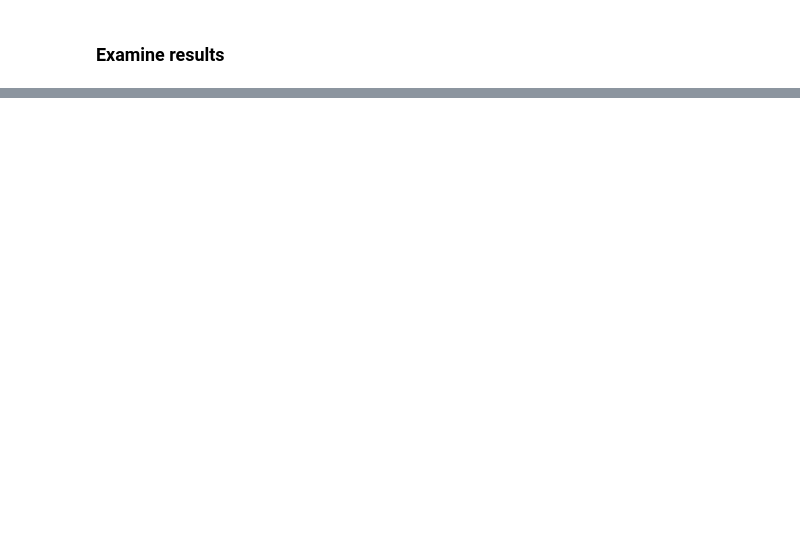
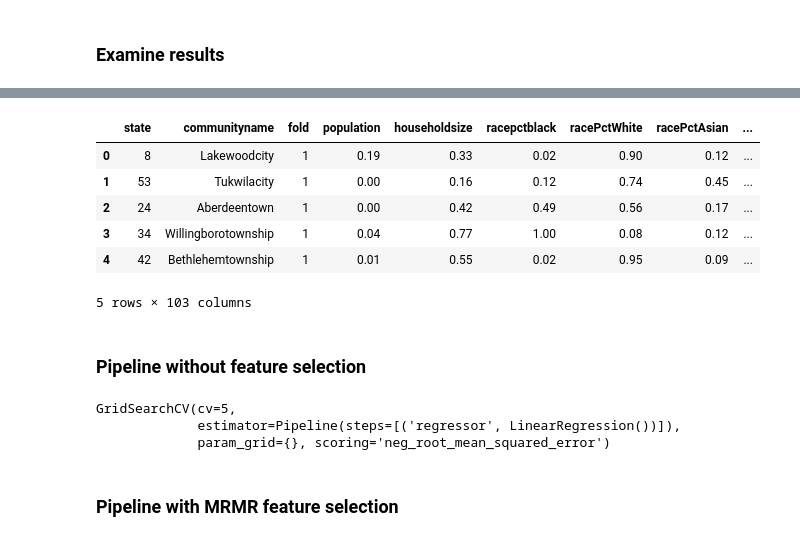
Before and after one commit to benhorvath/sklearn-mrmr, a Jupyter notebook: demo.ipynb, the cells around one changed output, grey strips where cells are left out. Cells and saved outputs as stored; diff of their text form; code cells hidden in the pictures; blank space fills up the shorter version.

Commit message:
add regression ex to demo

```diff
--- a/demo.ipynb
+++ b/demo.ipynb
@@ -303,0 +199,51 @@ The plots above show that MRMR did improve the overall performance of the model,
+# %%
+column_names = [
+    'state', 'county', 'community', 'communityname', 'fold', 'population',
+    'householdsize', 'racepctblack', 'racePctWhite', 'racePctAsian',
+    'racePctHisp', 'agePct12t21', 'agePct12t29', 'agePct16t24', 'agePct65up',
+    'numbUrban', 'pctUrban', 'medIncome', 'pctWWage', 'pctWFarmSelf',
+    'pctWInvInc', 'pctWSocSec', 'pctWPubAsst', 'pctWRetire', 'medFamInc',
+    'perCapInc', 'whitePerCap', 'blackPerCap', 'indianPerCap', 'AsianPerCap',
+    'OtherPerCap', 'HispPerCap', 'NumUnderPov', 'PctPopUnderPov',
+    'PctLess9thGrade', 'PctNotHSGrad', 'PctBSorMore', 'PctUnemployed',
+    'PctEmploy', 'PctEmplManu', 'PctEmplProfServ', 'PctOccupManu',
+    'PctOccupMgmtProf', 'MalePctDivorce', 'MalePctNevMarr', 'FemalePctDiv',
+    'TotalPctDiv', 'PersPerFam', 'PctFam2Par', 'PctKids2Par',
+    'PctYoungKids2Par', 'PctTeen2Par', 'PctWorkMomYoungKids', 'PctWorkMom',
+    'NumIlleg', 'PctIlleg', 'NumImmig', 'PctImmigRecent', 'PctImmigRec5',
+    'PctImmigRec8', 'PctImmigRec10', 'PctRecentImmig', 'PctRecImmig5',
+    'PctRecImmig8', 'PctRecImmig10', 'PctSpeakEnglOnly', 'PctNotSpeakEnglWell',
+    'PctLargHouseFam', 'PctLargHouseOccup', 'PersPerOccupHous',
+    'PersPerOwnOccHous', 'PersPerRentOccHous', 'PctPersOwnOccup',
+    'PctPersDenseHous', 'PctHousLess3BR', 'MedNumBR', 'HousVacant',
+    'PctHousOccup', 'PctHousOwnOcc', 'PctVacantBoarded', 'PctVacMore6Mos',
+    'MedYrHousBuilt', 'PctHousNoPhone', 'PctWOFullPlumb', 'OwnOccLowQuart',
+    'OwnOccMedVal', 'OwnOccHiQuart', 'RentLowQ', 'RentMedian', 'RentHighQ',
+    'MedRent', 'MedRentPctHousInc', 'MedOwnCostPctInc', 'MedOwnCostPctIncNoMtg',
+    'NumInShelters', 'NumStreet', 'PctForeignBorn', 'PctBornSameState',
+    'PctSameHouse85', 'PctSameCity85', 'PctSameState85', 'LemasSwornFT',
+    'LemasSwFTPerPop', 'LemasSwFTFieldOps', 'LemasSwFTFieldPerPop',
+    'LemasTotalReq', 'LemasTotReqPerPop', 'PolicReqPerOffic', 'PolicPerPop',
+    'RacialMatchCommPol', 'PctPolicWhite', 'PctPolicBlack', 'PctPolicHisp',
+    'PctPolicAsian', 'PctPolicMinor', 'OfficAssgnDrugUnits', 'NumKindsDrugsSeiz',
+    'PolicAveOTWorked', 'LandArea', 'PopDens', 'PctUsePubTrans', 'PolicCars',
+    'PolicOperBudg', 'LemasPctPolicOnPatr', 'LemasGangUnitDeploy',
+    'LemasPctOfficDrugUn', 'PolicBudgPerPop', 'ViolentCrimesPerPop'
+]
+# %%
+df = pd.read_csv('~/Downloads/communities/communities.data', header=None, names=column_names)
+
+df = df.replace('?', np.NaN)
+
+# Retain columns with no missing values
+df = df.loc[:, df.isna().mean() == 0]
+
+df.head()
+# %% [output]
+|  | state | communityname | fold | population | householdsize | racepctblack | racePctWhite | racePctAsian | ... |
+| 0 | 8 | Lakewoodcity | 1 | 0.19 | 0.33 | 0.02 | 0.90 | 0.12 | ... |
+| 1 | 53 | Tukwilacity | 1 | 0.00 | 0.16 | 0.12 | 0.74 | 0.45 | ... |
+| 2 | 24 | Aberdeentown | 1 | 0.00 | 0.42 | 0.49 | 0.56 | 0.17 | ... |
+| 3 | 34 | Willingborotownship | 1 | 0.04 | 0.77 | 1.00 | 0.08 | 0.12 | ... |
+| 4 | 42 | Bethlehemtownship | 1 | 0.01 | 0.55 | 0.02 | 0.95 | 0.09 | ... |
+5 rows × 103 columns
@@ -303,0 +255,21 @@ The plots above show that MRMR did improve the overall performance of the model,
+# %% [markdown]
+### Pipeline without feature selection
+# %%
+from sklearn.linear_model import LinearRegression
+
+basic_pipeline = Pipeline(steps=[
+    ('regressor', LinearRegression())
+])
+
+param_grid_basic = {}
+
+grid_search_basic = GridSearchCV(estimator=basic_pipeline, param_grid=param_grid_basic, cv=5,
+                                 scoring='neg_root_mean_squared_error')
+
+grid_search_basic.fit(X_train, y_train)
+# %% [output]
+GridSearchCV(cv=5,
+             estimator=Pipeline(steps=[('regressor', LinearRegression())]),
+             param_grid={}, scoring='neg_root_mean_squared_error')
+# %% [markdown]
+### Pipeline with MRMR feature selection
```
Also changed, not shown: parts of 30 cells of this notebook, 1 other file.
